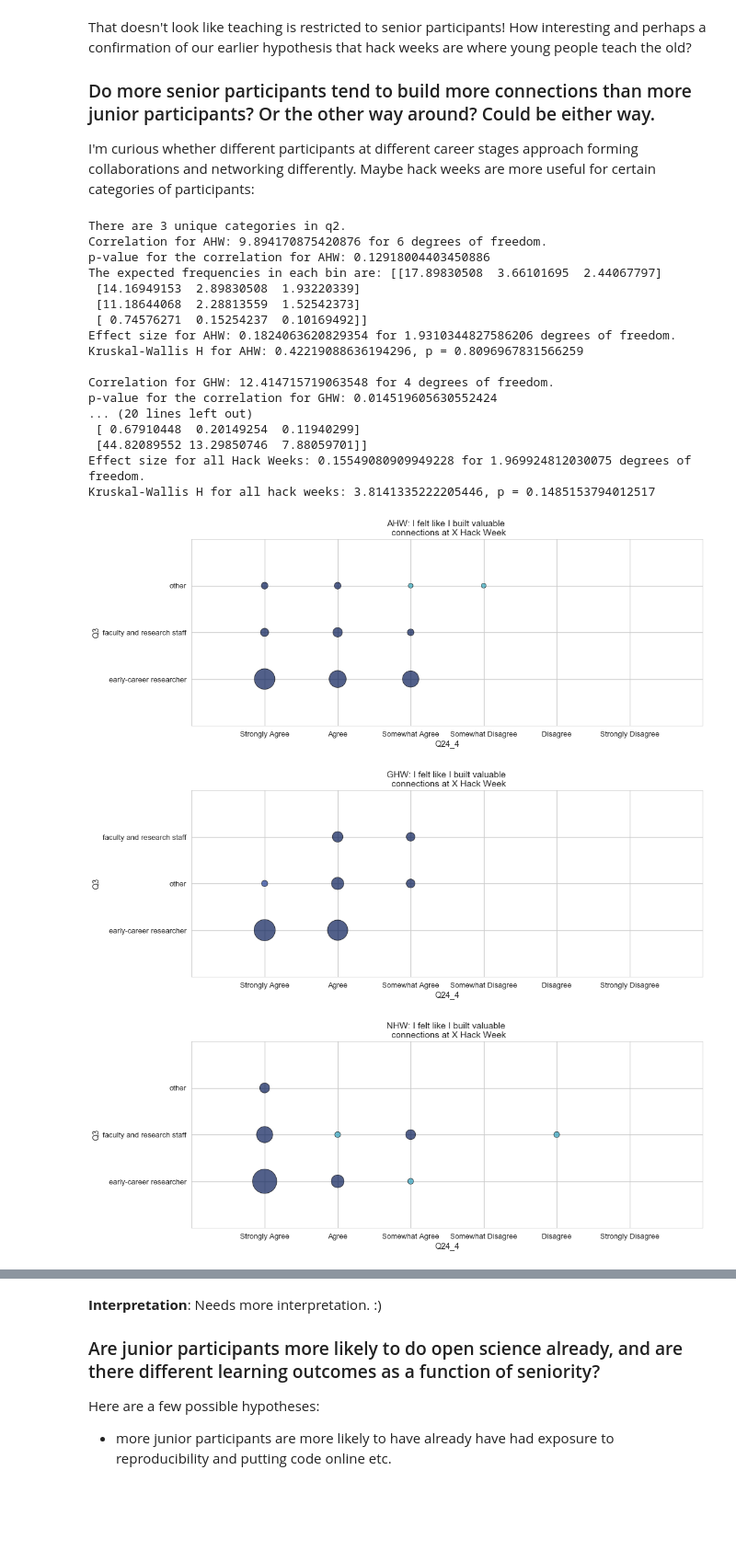
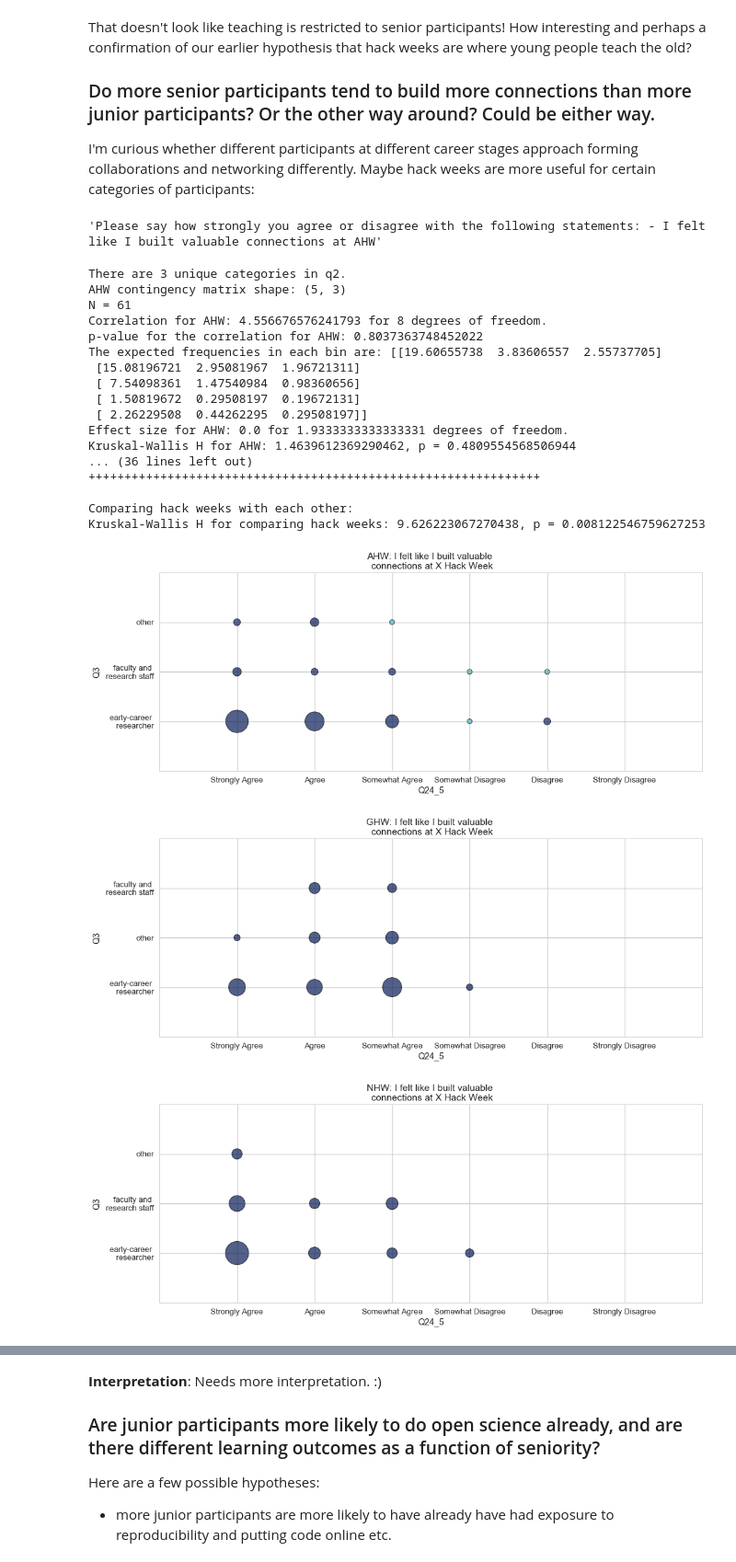
Before and after one commit to uwescience/HackWeek-Writeup, a Jupyter notebook: code/Analysis.ipynb, the cells around one changed output, grey strips where cells are left out. Shown at 92% size. Drawn from its saved outputs; the diff is of its cells as text; code cells hidden in the pictures; blank space fills up the shorter version.

Commit message:
Additional figures for appendix, added table to results section, modified text

```diff
--- a/code/Analysis.ipynb
+++ b/code/Analysis.ipynb
@@ -762,14 +809,14 @@ array(['early-career researcher', 'faculty and research staff', 'other',
 # %%
-AHWdata.loc[AHWdata["Q3"] == "Masters student", "Q3"] = "early-career researcher"
-AHWdata.loc[AHWdata["Q3"] == "Ph.D student", "Q3"] = "early-career researcher"
-AHWdata.loc[AHWdata["Q3"] == "Undergrad student", "Q3"] = "early-career researcher"
+AHWdata.loc[AHWdata["Q3"] == "Masters student", "Q3"] = "early-career \n researcher"
+AHWdata.loc[AHWdata["Q3"] == "Ph.D student", "Q3"] = "early-career \n researcher"
+AHWdata.loc[AHWdata["Q3"] == "Undergrad student", "Q3"] = "early-career \n researcher"
 
-AHWdata.loc[AHWdata["Q3"] == "Post-doc", "Q3"] = "early-career researcher"
+AHWdata.loc[AHWdata["Q3"] == "Post-doc", "Q3"] = "early-career \n researcher"
 
-AHWdata.loc[AHWdata["Q3"] == "Tenured faculty", "Q3"] = "faculty and research staff"
-AHWdata.loc[AHWdata["Q3"] == "Research staff", "Q3"] = "faculty and research staff"
-AHWdata.loc[AHWdata["Q3"] == "Tenured faculty", "Q3"] = "faculty and research staff"
-AHWdata.loc[AHWdata["Q3"] == "Junior faculty / tenure track", "Q3"] = "faculty and research staff"
+AHWdata.loc[AHWdata["Q3"] == "Tenured faculty", "Q3"] = "faculty and \n research staff"
+AHWdata.loc[AHWdata["Q3"] == "Research staff", "Q3"] = "faculty and \n research staff"
+AHWdata.loc[AHWdata["Q3"] == "Tenured faculty", "Q3"] = "faculty and \n research staff"
+AHWdata.loc[AHWdata["Q3"] == "Junior faculty / tenure track", "Q3"] = "faculty and \n research staff"
 
 AHWdata.loc[AHWdata["Q3"] == "Freelancer / contract worker", "Q3"] = "other"
 AHWdata.loc[AHWdata["Q3"] == "Other (please state)", "Q3"] = "other"
@@ -787,10 +834,10 @@ array([nan, 'early-career researcher', 'other',
 # %%
-GHWdata.loc[GHWdata["Q3"] == "Ph.D student", "Q3"] = "early-career researcher"
-GHWdata.loc[GHWdata["Q3"] == "Masters student", "Q3"] = "early-career researcher"
+GHWdata.loc[GHWdata["Q3"] == "Ph.D student", "Q3"] = "early-career \n researcher"
+GHWdata.loc[GHWdata["Q3"] == "Masters student", "Q3"] = "early-career \n researcher"
 
-GHWdata.loc[GHWdata["Q3"] == "Post-doc", "Q3"] = "early-career researcher"
+GHWdata.loc[GHWdata["Q3"] == "Post-doc", "Q3"] = "early-career \n researcher"
 
-GHWdata.loc[GHWdata["Q3"] == "Research staff", "Q3"] = "faculty and research staff"
+GHWdata.loc[GHWdata["Q3"] == "Research staff", "Q3"] = "faculty and \n research staff"
 
 GHWdata.loc[GHWdata["Q3"] == "Other (please state)", "Q3"] = "other"
 # %%
@@ -806,12 +854,12 @@ array(['early-career researcher', 'faculty and research staff', 'other',
 # %%
-NHWdata.loc[NHWdata["Q3"] == "Ph.D student", "Q3"] = "early-career researcher"
-NHWdata.loc[NHWdata["Q3"] == "Masters student", "Q3"] = "early-career researcher"
+NHWdata.loc[NHWdata["Q3"] == "Ph.D student", "Q3"] = "early-career \n researcher"
+NHWdata.loc[NHWdata["Q3"] == "Masters student", "Q3"] = "early-career \n researcher"
 
-NHWdata.loc[NHWdata["Q3"] == "Post-doc", "Q3"] = "early-career researcher"
+NHWdata.loc[NHWdata["Q3"] == "Post-doc", "Q3"] = "early-career \n researcher"
 
-NHWdata.loc[NHWdata["Q3"] == "Research staff", "Q3"] = "faculty and research staff"
-NHWdata.loc[NHWdata["Q3"] == "Junior faculty / tenure track", "Q3"] = "faculty and research staff"
-NHWdata.loc[NHWdata["Q3"] == "Tenured faculty", "Q3"] = "faculty and research staff"
+NHWdata.loc[NHWdata["Q3"] == "Research staff", "Q3"] = "faculty and \n research staff"
+NHWdata.loc[NHWdata["Q3"] == "Junior faculty / tenure track", "Q3"] = "faculty and \n research staff"
+NHWdata.loc[NHWdata["Q3"] == "Tenured faculty", "Q3"] = "faculty and \n research staff"
 
 NHWdata.loc[NHWdata["Q3"] == "Other (please state)", "Q3"] = "other"
 # %%
@@ -1106,39 +1158,43 @@ That doesn't look like teaching is restricted to senior participants! How intere
 ### Do more senior participants tend to build more connections than more junior participants? Or the other way around? Could be either way.
 
 I'm curious whether different participants at different career stages approach forming collaborations and networking differently. Maybe hack weeks are more useful for certain categories of participants:
+# %%
+AHWquestions2017["Q24_5"]
+# %% [output]
+'Please say how strongly you agree or disagree with the following statements: - I felt like I built valuable connections at AHW'
 # %%
 # question label
-q1 = "Q24_4"
+q1 = "Q24_5"
 
 # demographic category
 q2 = "Q3"
 
 # title for the plot
 title = 'I felt like I built valuable \n connections at X Hack Week'
 
 # ordered labels for the question
 k = ["Strongly Agree", "Agree", "Somewhat Agree",
      "Somewhat Disagree", "Disagree", "Strongly Disagree"]
 
 test_association(AHWdata, GHWdata, NHWdata, q1, q2, title, k=k)
 # %% [output]
 There are 3 unique categories in q2.
-Correlation for AHW: 9.894170875420876 for 6 degrees of freedom.
-p-value for the correlation for AHW: 0.12918004403450886
-The expected frequencies in each bin are: [[17.89830508  3.66101695  2.44067797]
- [14.16949153  2.89830508  1.93220339]
- [11.18644068  2.28813559  1.52542373]
- [ 0.74576271  0.15254237  0.10169492]]
-Effect size for AHW: 0.1824063620829354 for 1.9310344827586206 degrees of freedom.
-Kruskal-Wallis H for AHW: 0.42219088636194296, p = 0.8096967831566259
+AHW contingency matrix shape: (5, 3)
+N = 61
+Correlation for AHW: 4.556676576241793 for 8 degrees of freedom.
+p-value for the correlation for AHW: 0.8037363748452022
+The expected frequencies in each bin are: [[19.60655738  3.83606557  2.55737705]
+ [15.08196721  2.95081967  1.96721311]
+ [ 7.54098361  1.47540984  0.98360656]
+ [ 1.50819672  0.29508197  0.19672131]
+ [ 2.26229508  0.44262295  0.29508197]]
+Effect size for AHW: 0.0 for 1.9333333333333331 degrees of freedom.
+Kruskal-Wallis H for AHW: 1.4639612369290462, p = 0.4809554568506944
+... (36 lines left out)
++++++++++++++++++++++++++++++++++++++++++++++++++++++++++++++++
 
-Correlation for GHW: 12.414715719063548 for 4 degrees of freedom.
-p-value for the correlation for GHW: 0.014519605630552424
-... (20 lines left out)
- [ 0.67910448  0.20149254  0.11940299]
- [44.82089552 13.29850746  7.88059701]]
-Effect size for all Hack Weeks: 0.15549080909949228 for 1.969924812030075 degrees of freedom.
-Kruskal-Wallis H for all hack weeks: 3.8141335222205446, p = 0.1485153794012517
+Comparing hack weeks with each other:
+Kruskal-Wallis H for comparing hack weeks: 9.626223067270438, p = 0.008122546759627253
-[figure, old version]
+[figure, new version]
-[figure, old version]
+[figure, new version]
-[figure, old version]
+[figure, new version]
```
Also changed, not shown: parts of 43 cells of this notebook, 18 other files.
